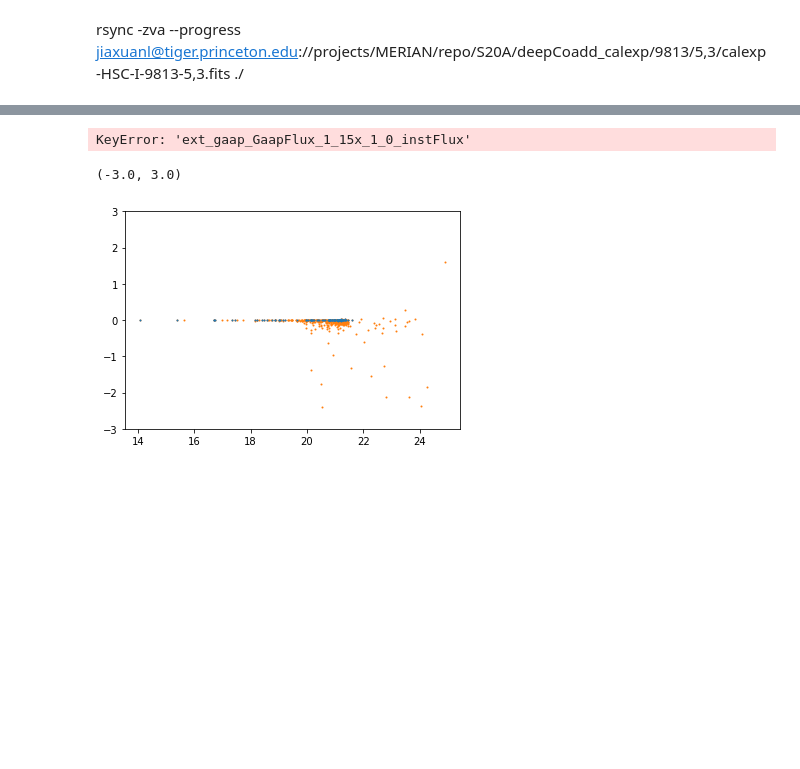
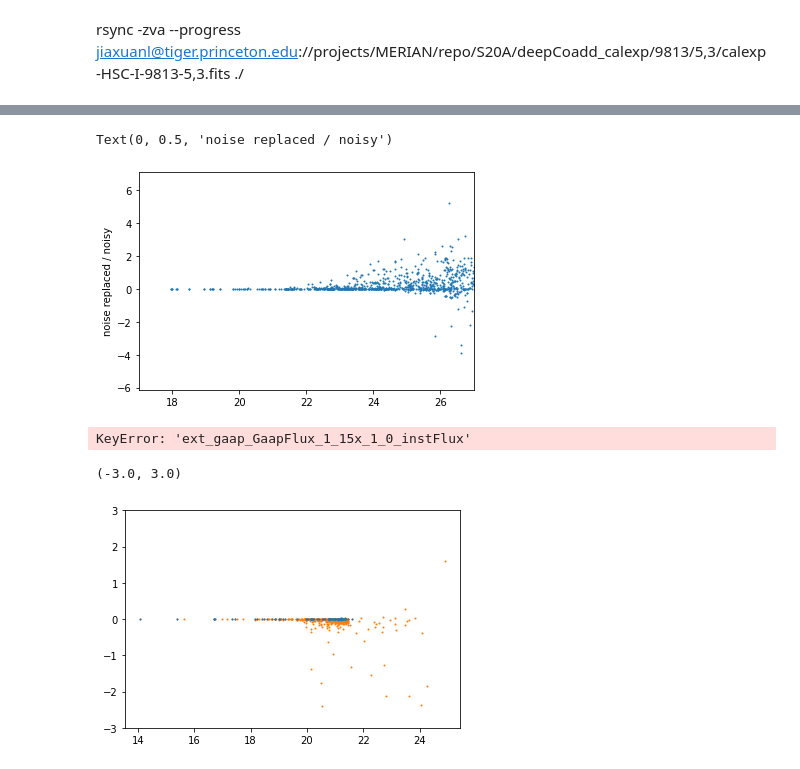
Before and after one commit to MerianSurvey/lambo, a Jupyter notebook: notebooks/hsc_gaap/refCat=RC2_w40.ipynb, the cells around one changed output, grey strips where cells are left out. Drawn from its saved outputs; the diff is of its cells as text; code cells hidden in the pictures; blank space fills up the shorter version.

```diff
--- a/notebooks/hsc_gaap/refCat=RC2_w40.ipynb
+++ b/notebooks/hsc_gaap/refCat=RC2_w40.ipynb
@@ -133,5 +94,5 @@ elif hsc_type == 'S20A':
         f"/projects/MERIAN/repo/S20A/deepCoadd_calexp/9813/{patch_old}/calexp-HSC-I-{tract}-{patch_old}.fits"
     )
 # %%
-exposure = refExposure
+# exposure = refExposure
 # exposure.mask.clearAllMaskPlanes()
@@ -151,16 +102,17 @@ rsync -zva --progress jiaxuanl@tiger.princeton.edu://projects/MERIAN/repo/S20A/d
 import logging
 # %%
 measureConfig = lsst.meas.base.ForcedPhotCoaddConfig()
-measureConfig.footprintDatasetName = 'DeblendedFlux'
+# measureConfig.footprintDatasetName = 'DeblendedFlux'
+measureConfig.footprintDatasetName = 'ScarletModelData'
 
-measureConfig.measurement.doReplaceWithNoise = False
+# measureConfig.measurement.doReplaceWithNoise = False
 
 measureConfig.measurement.plugins.names.add("ext_gaap_GaapFlux")
 measureConfig.measurement.plugins.names.add("base_SdssShape")
-measureConfig.measurement.plugins.names.add("base_GaussianFlux")
+# measureConfig.measurement.plugins.names.add("base_GaussianFlux")
 measureConfig.measurement.plugins.names.add("base_PsfFlux")
 measureConfig.measurement.plugins.names.add("base_SdssCentroid")
-measureConfig.measurement.plugins.names.add('base_Blendedness')
+# measureConfig.measurement.plugins.names.add('base_Blendedness')
 
 measureConfig.measurement.plugins["ext_gaap_GaapFlux"].doMeasure = True  # Set it to False for timing comparison
 measureConfig.measurement.plugins["ext_gaap_GaapFlux"].doPsfPhotometry = True
@@ -184,7 +136,7 @@ measCat, exposureID = photTask.generateMeasCat(exposureDataId=butler.registry.ex
                                                refCatInBand=refCatInBand,
                                                refWcs=refExposure.wcs,
                                                idPackerName='tract_patch',
-                                               footprintData=refCatInBand)
+                                               footprintData=footprintCatInBand)
 # %%
 print("# Starting the measureTask at ", time.ctime())
 t1 = time.time()
@@ -263,2 +175,0 @@ cat2.colnames
-# %%
-photTask.catalogCalculation.run(measCat)
@@ -339,3 +232,12 @@ cat = hstack([cat_ref, cat2])
+# %%
+plt.scatter(30 - 2.5 * np.log10(cat['i_gaap1p0Flux'].value),
+            -2.5 * np.log10(cat['i_gaap1p0Flux'].value / cat_new['i_gaap1p0Flux'].value), s=1)
+
+plt.xlim(17, 27)
+plt.ylabel('noise replaced / noisy')
+# %% [output]
+Text(0, 0.5, 'noise replaced / noisy')
+[figure, added]
 # %%
 # Load HSC catalog
 filt = 'i'
```
Also changed, not shown: parts of 20 cells of this notebook, 4 other files.
